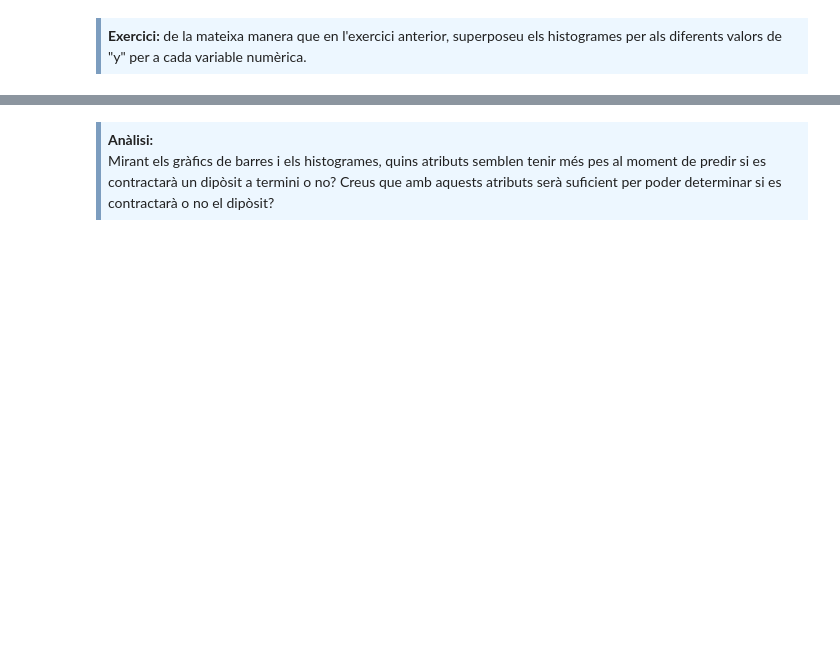
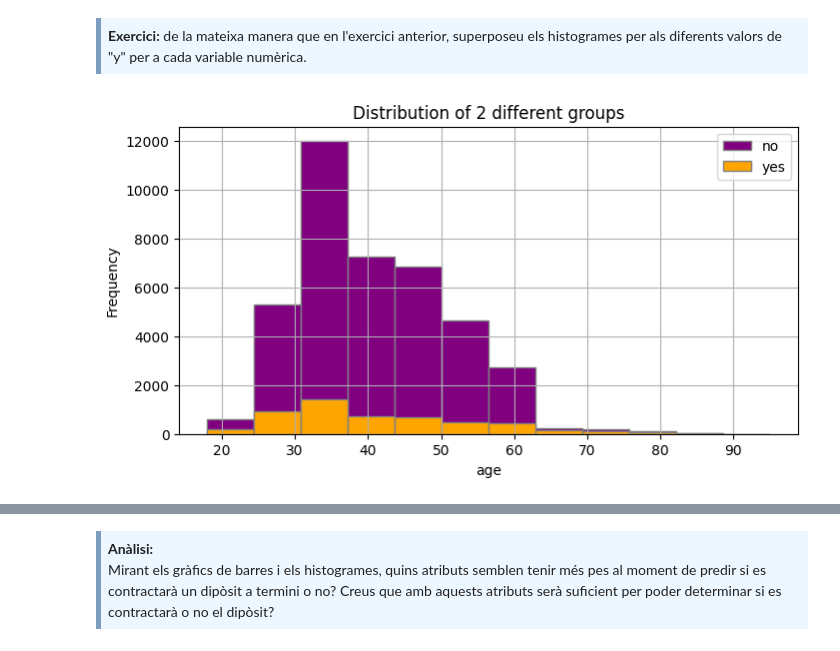
Before and after one commit to alvimn/UOC-treballs, a Jupyter notebook: Aprenentatge automatic/PAC1/M2.991_20241_PAC1-Enunciat-1.ipynb, the cells around one changed output, grey strips where cells are left out. Drawn from its saved outputs; the diff is of its cells as text; code cells hidden in the pictures; blank space fills up the shorter version.

```diff
--- a/Aprenentatge automatic/PAC1/M2.991_20241_PAC1-Enunciat-1.ipynb
+++ b/Aprenentatge automatic/PAC1/M2.991_20241_PAC1-Enunciat-1.ipynb
@@ -366,3 +366,26 @@ plt.show()
 <div style="background-color: #EDF7FF; border-color: #7C9DBF; border-left: 5px solid #7C9DBF; padding: 0.5em;">
 <strong>Exercici:</strong> de la mateixa manera que en l'exercici anterior, superposeu els histogrames per als diferents valors de "y" per a cada variable numèrica.
 </div>
+# %%
+df=bank_marketing[["age","y"]]
+colors = ['purple', 'orange']
+group_name = df['y'].unique()
+for i, group in enumerate(group_name):
+    ax = df[df['y']==group]['age'].hist(figsize=(8, 4),
+                                        edgecolor='gray',
+                                        bins=12,
+                                        color=colors[i]
+                                       )
+
+# Add a legend
+ax.legend(group_name)
+
+# Add a title and axis label
+ax.set_title('Distribution of 2 different groups')
+ax.set_xlabel('age')
+ax.set_ylabel('Frequency')
+
+# Show the plot
+plt.show()
+# %% [output]
+[figure, added]
```
Also changed, not shown: parts of 37 cells of this notebook, 1 other file.
